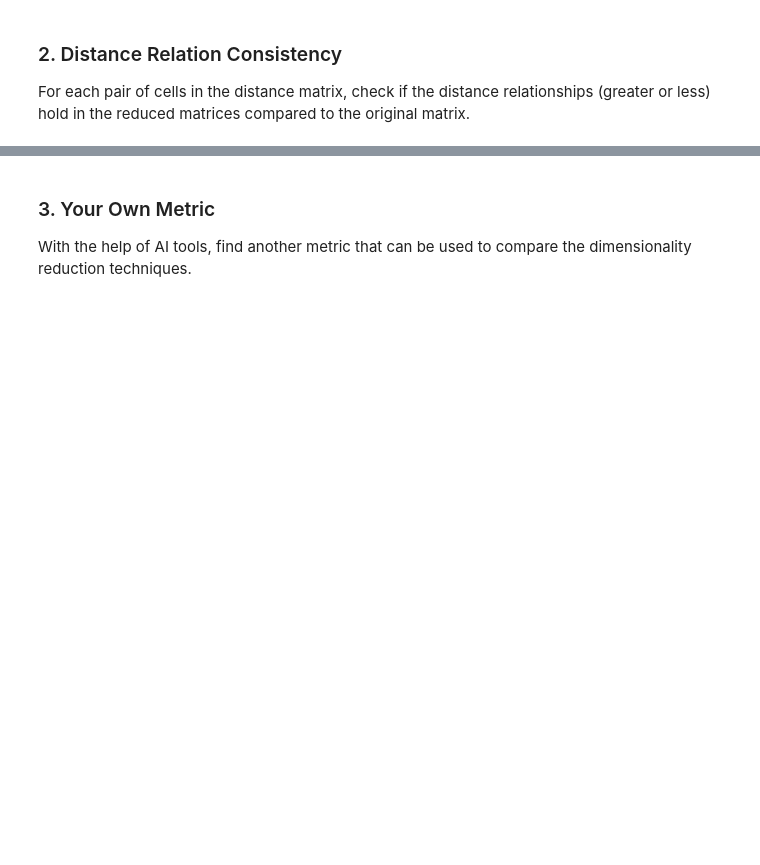
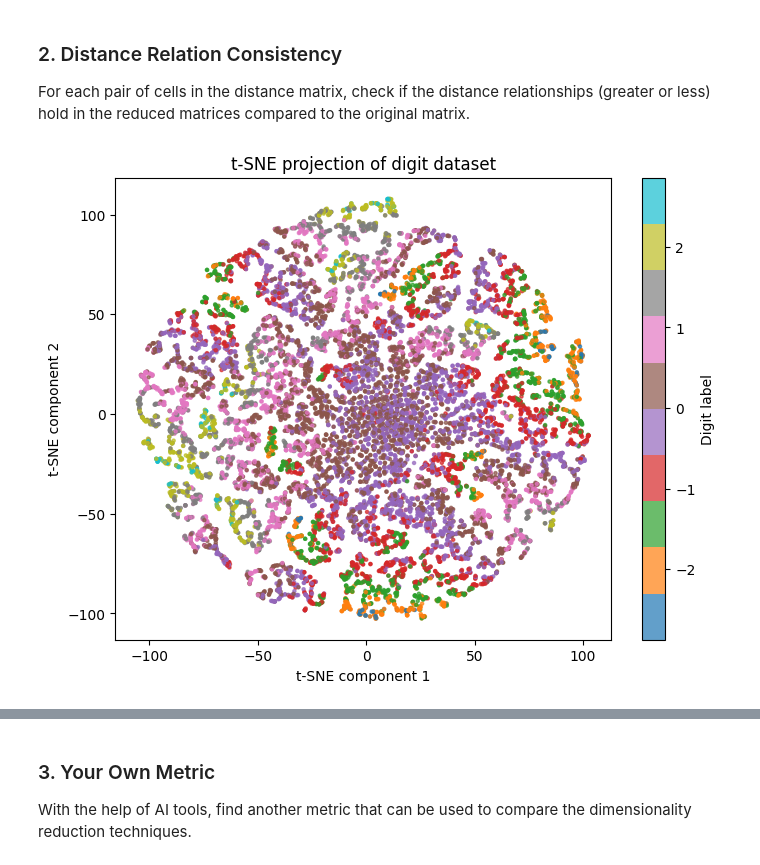
Before and after one commit to Soliz01/Soliz01, a Jupyter notebook: assignment_1.ipynb, the cells around one changed output, grey strips where cells are left out. Cells and saved outputs as stored; diff of their text form; code cells hidden in the pictures; blank space fills up the shorter version.

```diff
--- a/assignment_1.ipynb
+++ b/assignment_1.ipynb
@@ -26,0 +25,3 @@ def load_data(file_path):
+# %%
+#load data
+df = load_data("/Users/liz/Desktop/CS521/github/Soliz01/asgmnt-1-Soliz01/data/Asgmnt1_data.txt")
@@ -30,11 +54,15 @@ Perform row-wise normalization on the input data.
 # %%
 ## Normalization
 def normalize_data(X):
-    """
-    Normalize the data matrix X using z-score normalization.
-    Args:
-        X: numpy array of shape (n_samples, n_features)
-    Returns:
-        X_normalized: numpy array of shape (n_samples, n_features)
-    """
-    raise NotImplementedError('normalize_data function not implemented')
+    means = np.mean(X, axis=0)
+    stds = np.std(X, axis=0)
+
+    # avoid division by zero
+    stds[stds == 0] = 1
+
+    X_norm = (X - means) / stds
+    return X_norm
+# %%
+#normalized data
+## check code
+ndf = normalize_data(df)
@@ -128,0 +355,21 @@ For each pair of cells in the distance matrix, check if the distance relationshi
+# %%
+#original matrix (normalized)
+digits = load_digits()
+X = ndf   # features
+y = ndf[:, 0]  # use the first feature as a "color"
+
+
+#t-SNE
+tsne = TSNE(n_components=2, random_state=42, perplexity=5)
+x_tsne = tsne.fit_transform(X)
+# %%
+#plot
+plt.figure(figsize=(8,6))
+scatter = plt.scatter(x_tsne[:,0], x_tsne[:,1], c=y, cmap='tab10', alpha=0.7, s=5)
+plt.colorbar(scatter, label="Digit label")  # legend for classes
+plt.title("t-SNE projection of digit dataset")
+plt.xlabel("t-SNE component 1")
+plt.ylabel("t-SNE component 2")
+plt.show()
+# %% [output]
+[figure, added]
```
Also changed, not shown: parts of 27 cells of this notebook.
